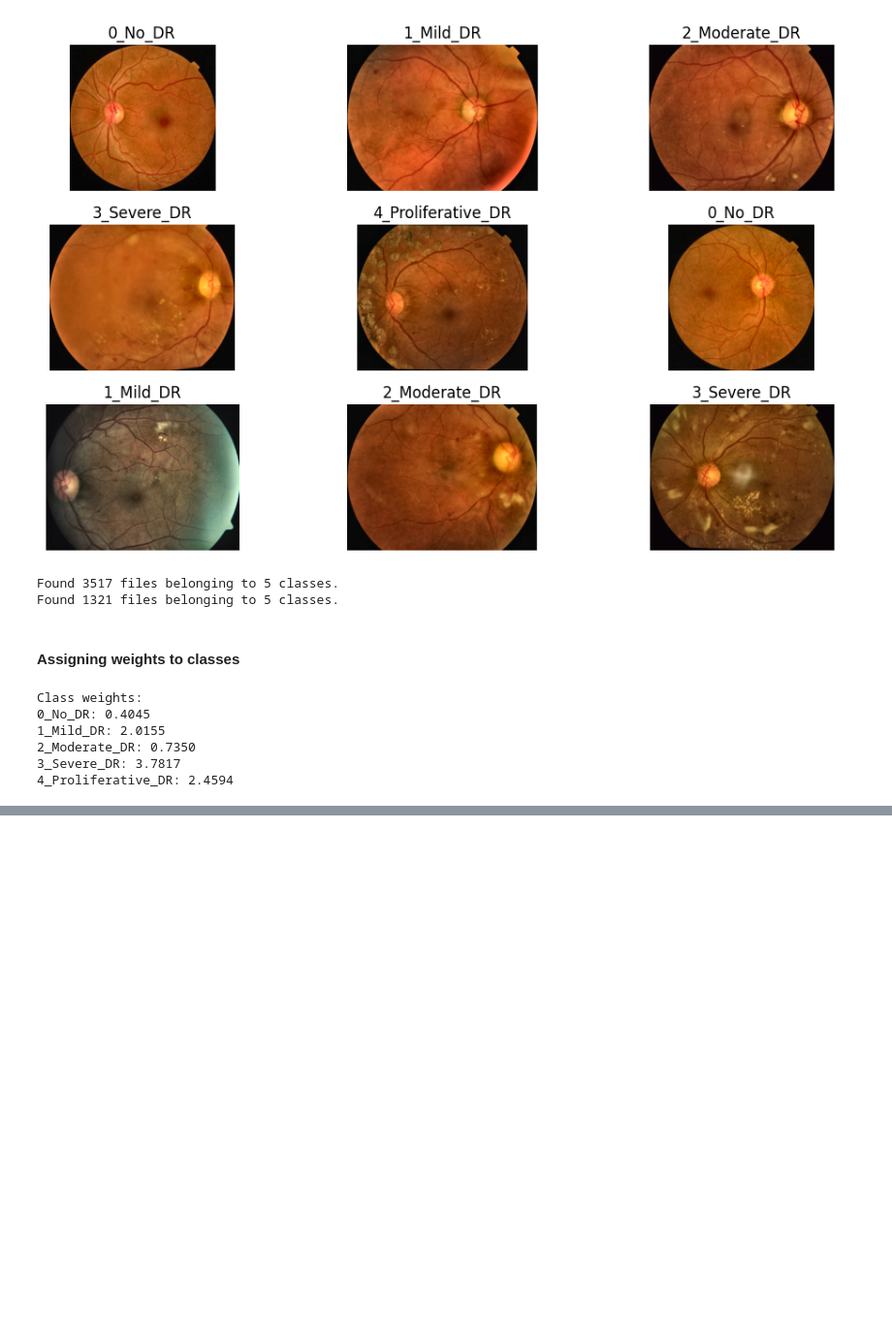
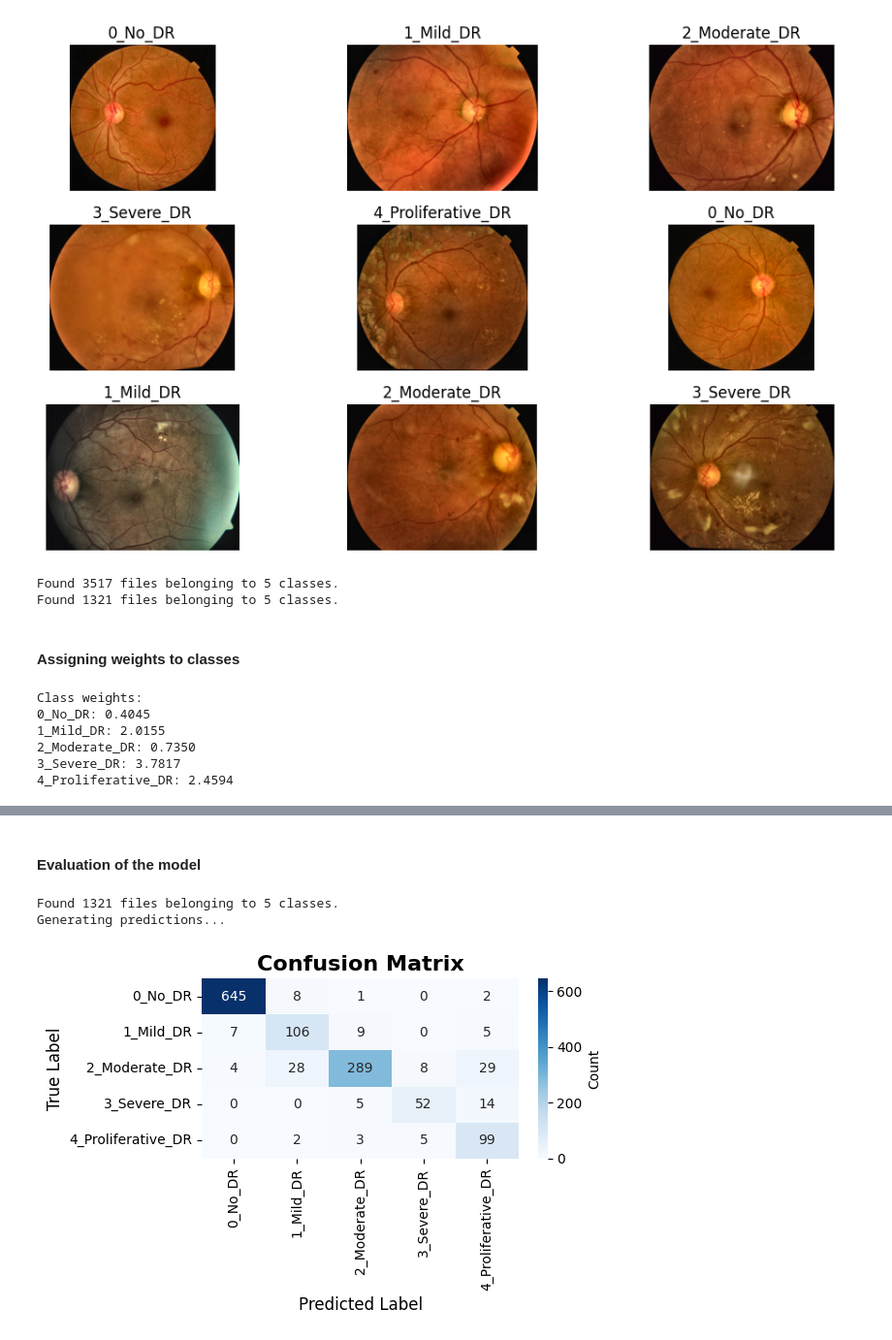
Before and after one commit to Pareekkanishk/Diabetic-Retinopathy-Detection, a Jupyter notebook: exp1.ipynb, the cells around one changed output, grey strips where cells are left out. Shown at 97% size. Cells and saved outputs as stored; diff of their text form; code cells hidden in the pictures; blank space fills up the shorter version.

```diff
--- a/exp1.ipynb
+++ b/exp1.ipynb
@@ -318,0 +500,71 @@ Class weights:
+# %% [markdown]
+#### Evaluation of the model
+# %%
+model = tf.keras.models.load_model('resnet50.keras')
+
+img_size = (224, 224)
+batch_size = 32
+
+val_ds = tf.keras.utils.image_dataset_from_directory(
+    "val_dataset_clahe",
+    image_size=img_size,
+    batch_size=batch_size,
+    label_mode="categorical",
+    shuffle=False  # important for cm
+)
+
+class_names = val_ds.class_names
+
+# applying normlization same as training
+def preprocess(images, labels):
+    images = tf.keras.applications.resnet50.preprocess_input(images)
+    return images, labels
+
+val_ds = val_ds.map(preprocess)
+val_ds = val_ds.prefetch(tf.data.AUTOTUNE) # Improves efficiency by loading the next batch in advance
+
+y_true = []
+y_pred = []
+
+print("Generating predictions...")
+for images, labels in val_ds:
+    predictions = model.predict(images, verbose=0)
+    y_pred.extend(np.argmax(predictions, axis=1))
+    y_true.extend(np.argmax(labels.numpy(), axis=1))
+
+y_true = np.array(y_true)
+y_pred = np.array(y_pred)
+
+cm = confusion_matrix(y_true, y_pred)
+
+# Plot confusion matrix
+plt.figure(figsize=(6, 4))
+sns.heatmap(cm, annot=True, fmt='d', cmap='Blues',
+            xticklabels=class_names,
+            yticklabels=class_names,
+            cbar_kws={'label': 'Count'})
+plt.title('Confusion Matrix', fontsize=16, fontweight='bold')
+plt.xlabel('Predicted Label', fontsize=12)
+plt.ylabel('True Label', fontsize=12)
+plt.tight_layout()
+plt.show()
+
+
+print("\n" + "="*60)
+print("CLASSIFICATION REPORT")
+print("="*60)
+print(classification_report(y_true, y_pred, target_names=class_names))
+
+# calculating accuracy per class
+print("\n" + "="*60)
+print("ACCURACY PER CLASS")
+print("="*60)
+for i, class_name in enumerate(class_names):
+    class_correct = cm[i, i]
+    class_total = cm[i].sum()
+    class_accuracy = class_correct / class_total if class_total > 0 else 0
+    print(f"{class_name}: {class_accuracy*100:.2f}% ({class_correct}/{class_total})")
+# %% [output]
+Found 1321 files belonging to 5 classes.
+Generating predictions...
+[figure, added]
```
Also changed, not shown: parts of 20 cells of this notebook.
